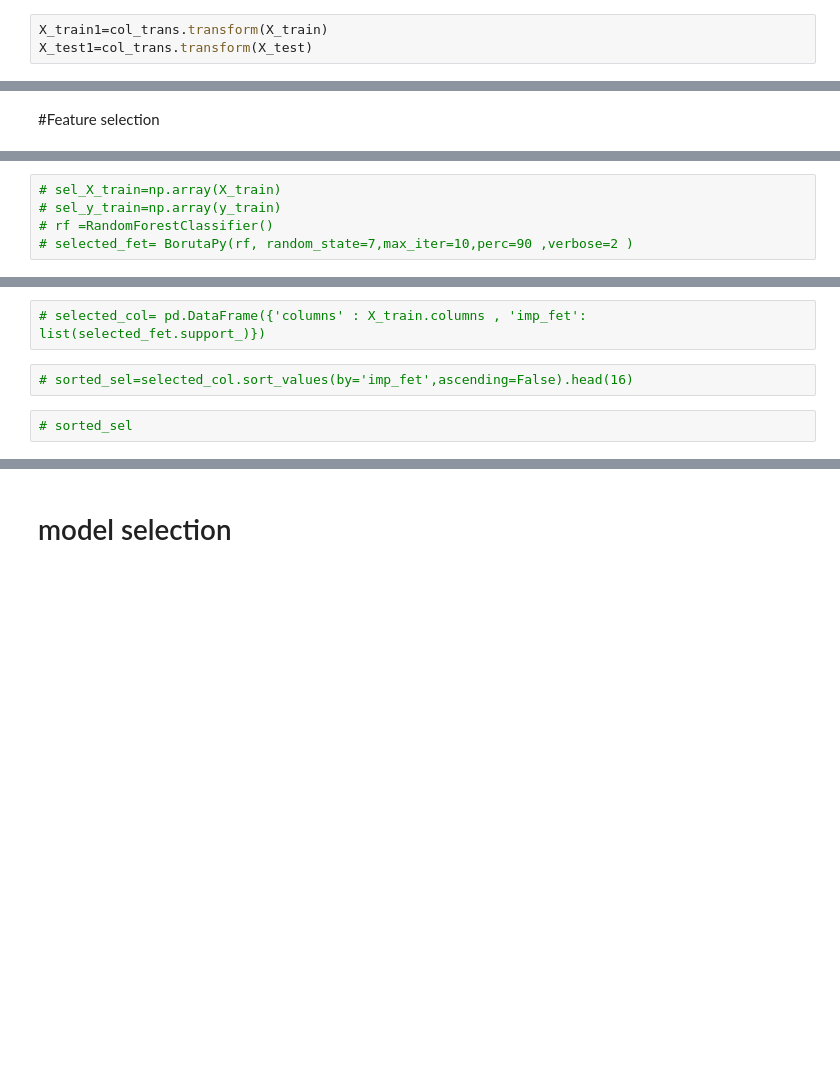
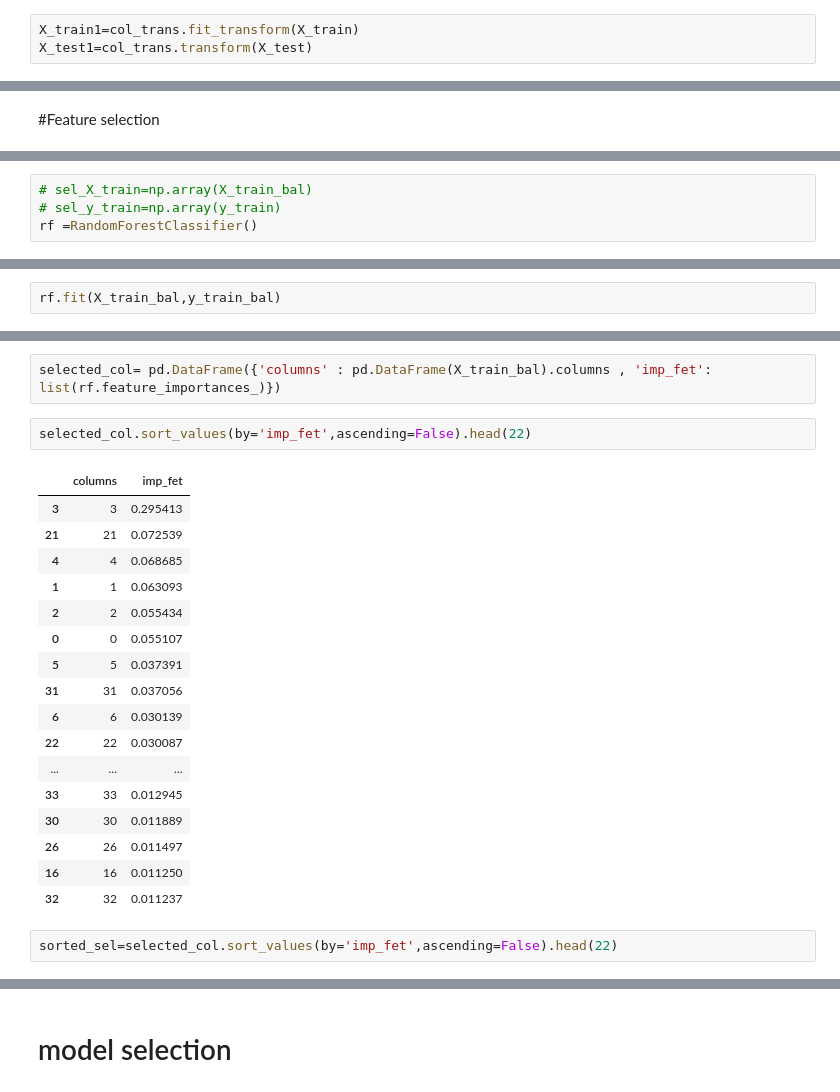
Before and after one commit to ckkhandare/DS_firstProject, a Jupyter notebook: DSProject.ipynb, the cells around one changed output, grey strips where cells are left out. Drawn from its saved outputs; the diff is of its cells as text; blank space fills up the shorter version.

```diff
--- a/DSProject.ipynb
+++ b/DSProject.ipynb
@@ -188,5 +266,5 @@ array([[ 0.86666667, -0.33038999,  0.76923077, ...,  0.        ,
 # %%
-X_train1=col_trans.transform(X_train)
+X_train1=col_trans.fit_transform(X_train)
 X_test1=col_trans.transform(X_test)
 # %%
 X_train1.shape,X_test1.shape
@@ -209,5 +285,4 @@ dtype: float64
 # %%
-# sel_X_train=np.array(X_train)
+# sel_X_train=np.array(X_train_bal)
 # sel_y_train=np.array(y_train)
-# rf =RandomForestClassifier()
-# selected_fet= BorutaPy(rf, random_state=7,max_iter=10,perc=90 ,verbose=2 )
+rf =RandomForestClassifier()
@@ -217,0 +289,2 @@ dtype: float64
+# %%
+rf.fit(X_train_bal,y_train_bal)
@@ -218,6 +314,24 @@ dtype: float64
 # %%
-# selected_col= pd.DataFrame({'columns' : X_train.columns , 'imp_fet': list(selected_fet.support_)})
+selected_col= pd.DataFrame({'columns' : pd.DataFrame(X_train_bal).columns , 'imp_fet': list(rf.feature_importances_)})
+# %%
+selected_col.sort_values(by='imp_fet',ascending=False).head(22)
+# %% [output]
+|  | columns | imp_fet |
+| 3 | 3 | 0.295413 |
+| 21 | 21 | 0.072539 |
+| 4 | 4 | 0.068685 |
+| 1 | 1 | 0.063093 |
+| 2 | 2 | 0.055434 |
+| 0 | 0 | 0.055107 |
+| 5 | 5 | 0.037391 |
+| 31 | 31 | 0.037056 |
+| 6 | 6 | 0.030139 |
+| 22 | 22 | 0.030087 |
+| ... | ... | ... |
+| 33 | 33 | 0.012945 |
+| 30 | 30 | 0.011889 |
+| 26 | 26 | 0.011497 |
+| 16 | 16 | 0.011250 |
+| 32 | 32 | 0.011237 |
 # %%
-# sorted_sel=selected_col.sort_values(by='imp_fet',ascending=False).head(16)
+sorted_sel=selected_col.sort_values(by='imp_fet',ascending=False).head(22)
-# %%
-# sorted_sel
```
Also changed, not shown: parts of 54 cells of this notebook.
